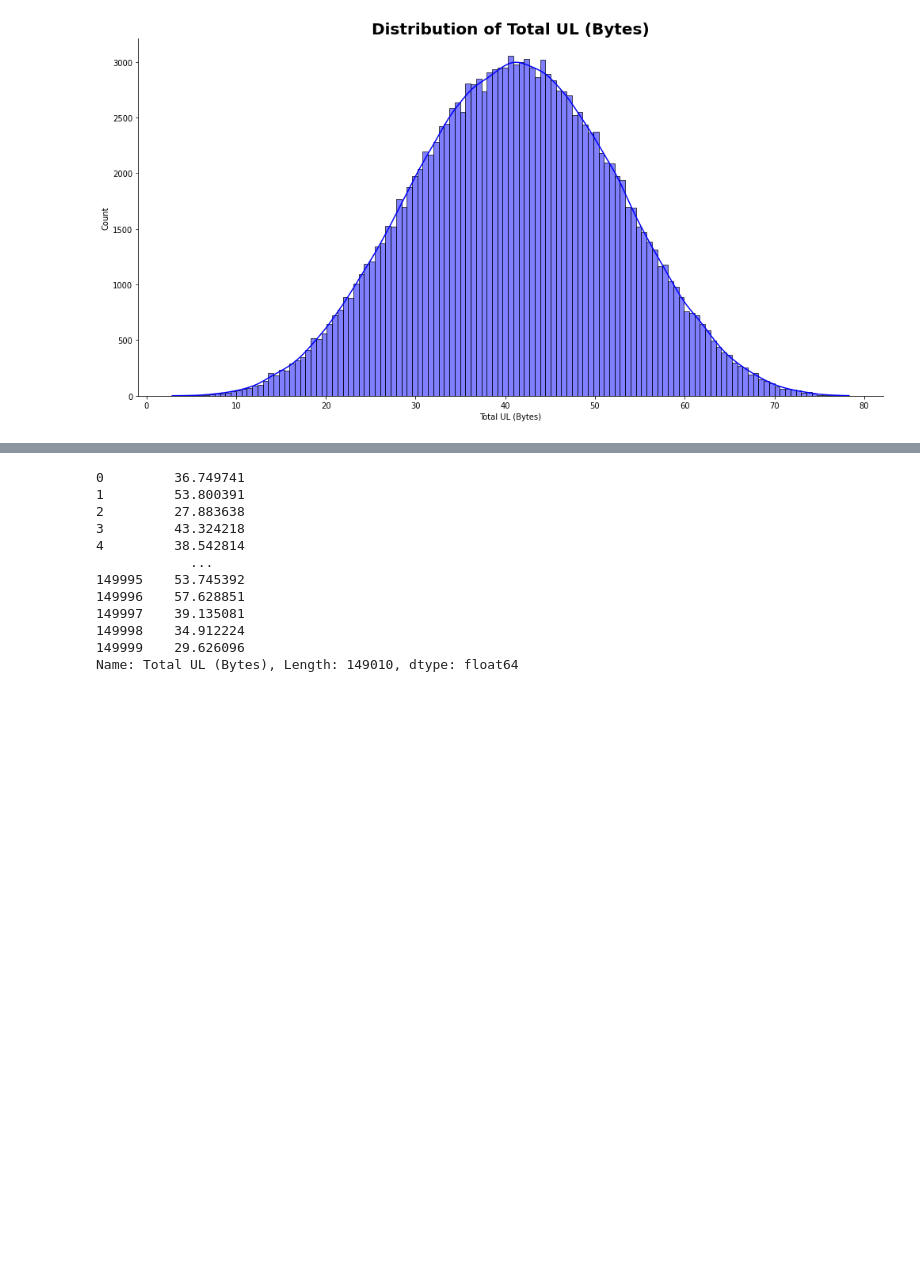
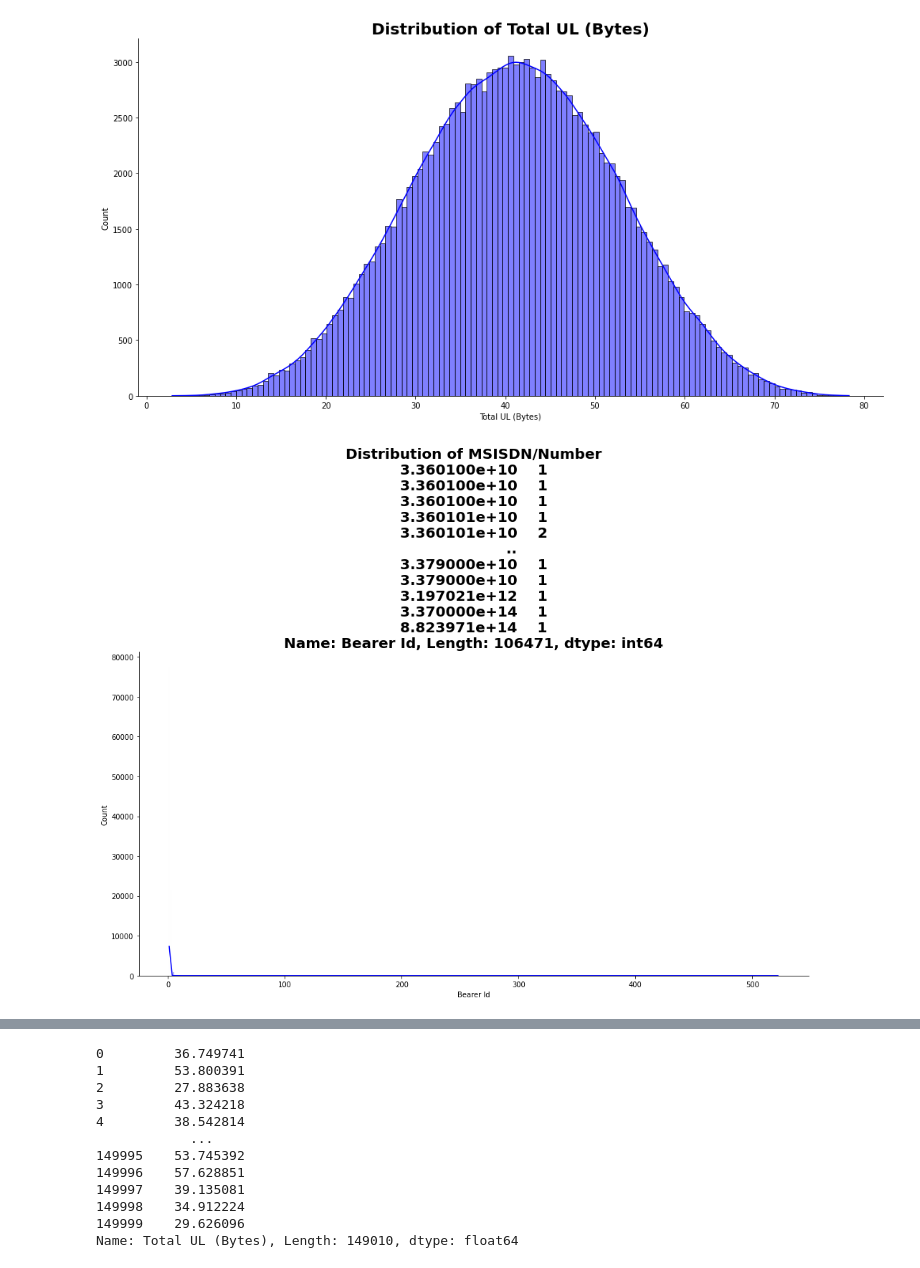
Before and after one commit to MohammedEsamaldin/week1_10academy, a Jupyter notebook: Cleaning_script.ipynb, the cells around one changed output, grey strips where cells are left out. Cells and saved outputs as stored; diff of their text form; code cells hidden in the pictures; blank space fills up the shorter version.

```diff
--- a/Cleaning_script.ipynb
+++ b/Cleaning_script.ipynb
@@ -383,10 +383,12 @@ plot_hist(copy_db, 'Total UL (Bytes)', "blue")
 # %%
 Number_od_xDR_session = copy_db.groupby('MSISDN/Number')['Bearer Id'].count()
 session_duration =  copy_db.groupby('MSISDN/Number')['Dur. (ms)'].sum()
 
 total_DL_UL =  copy_db.groupby(['MSISDN/Number','Bearer Id'])['Total DL (Bytes)','Total UL (Bytes)'].sum()
 
-plot_count(copy_db,session_duration)
+plot_hist(copy_db, Number_od_xDR_session, "blue")
+# %% [output]
+[figure, added]
 # %%
 mini_df = copy_db.loc[: , ['Activity Duration DL (ms)', 'Activity Duration UL (ms)']]
 total = mini_df.sum(axis=1)
```
